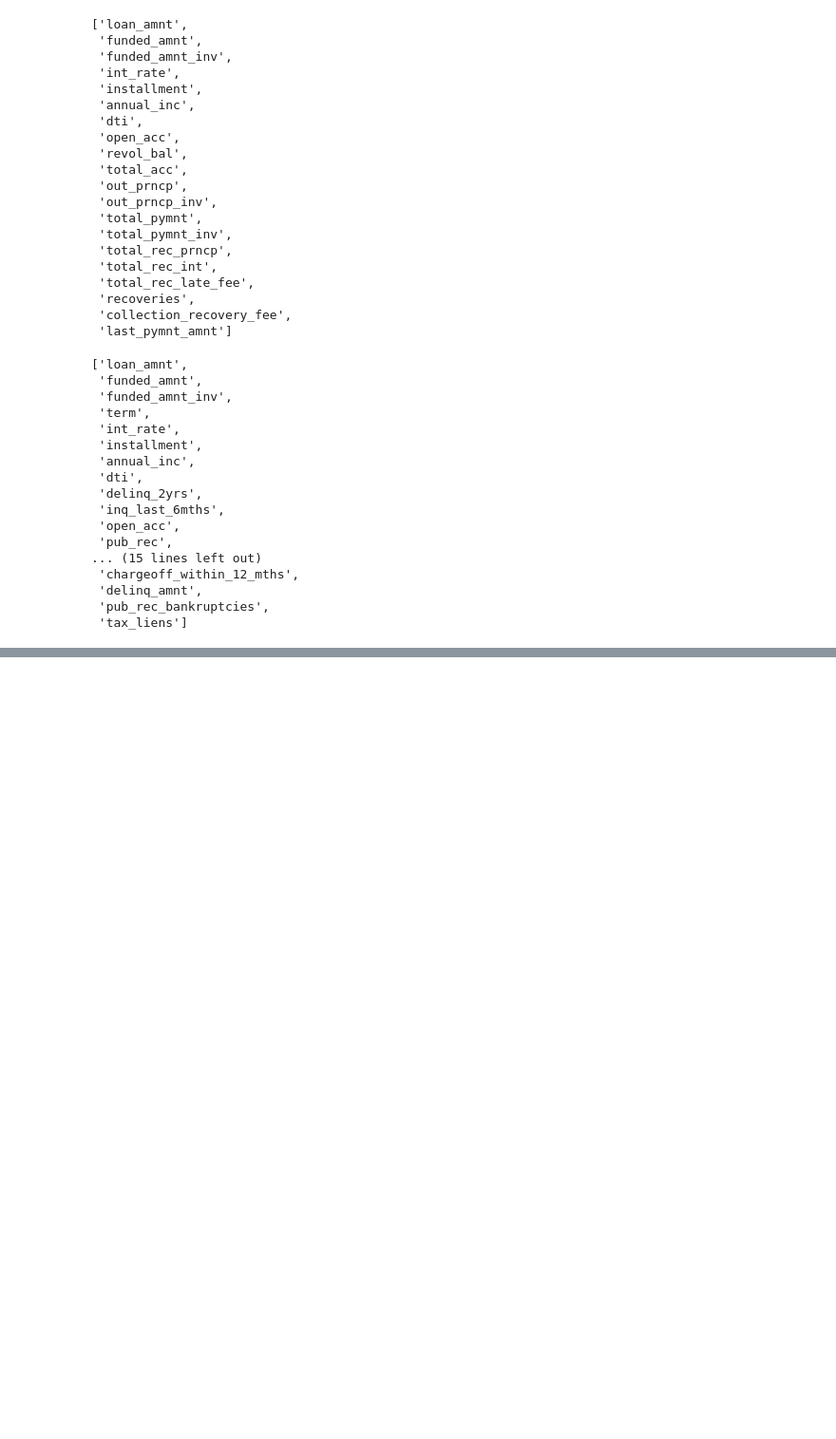
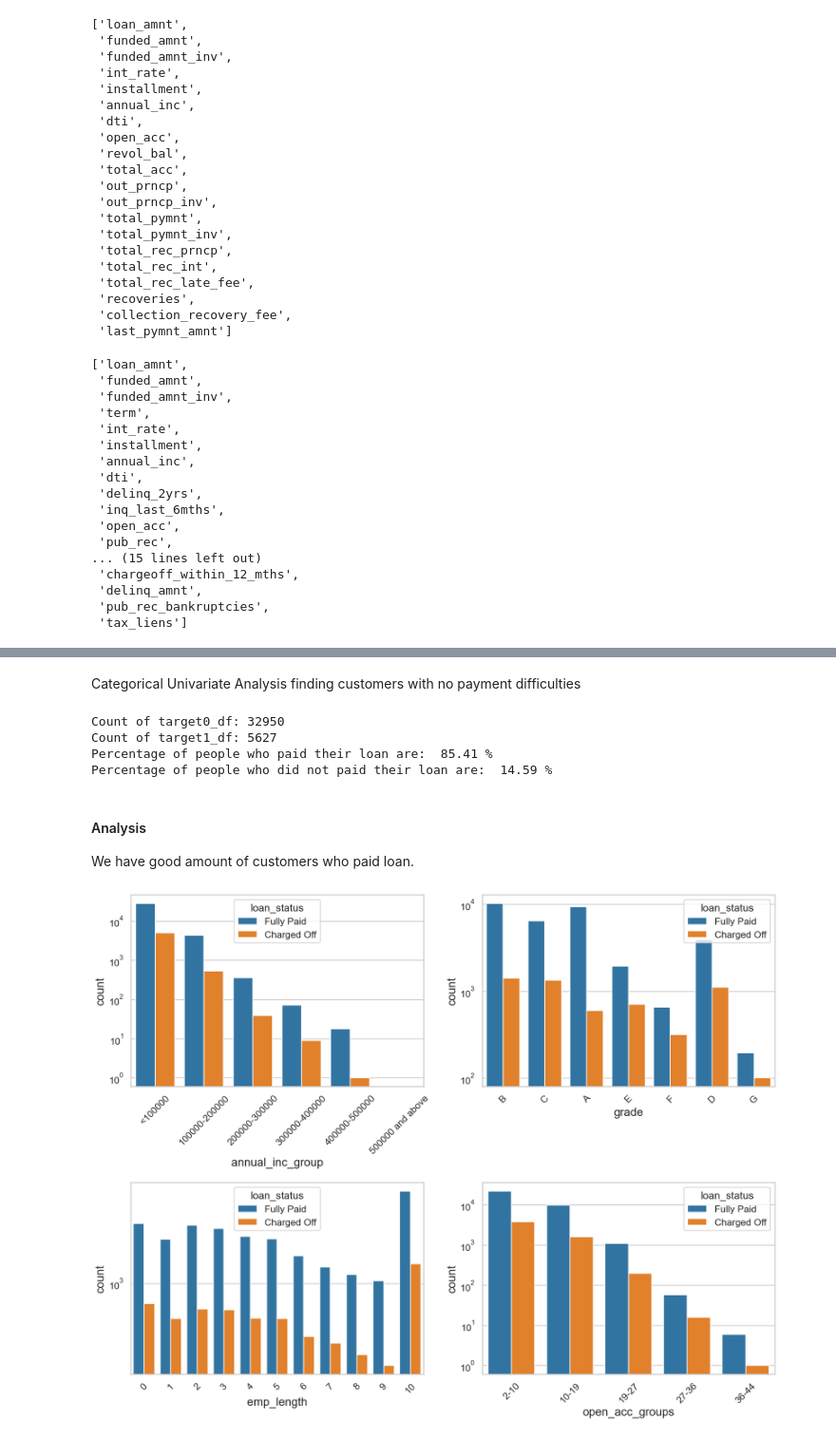
Before and after one commit to PrithviPy/lending_club_case_study, a Jupyter notebook: Prithviraj_Vetrivelu.ipynb, the cells around one changed output, grey strips where cells are left out. Shown: that part at 95% size. Drawn from its saved outputs; the diff is of its cells as text; code cells hidden in the pictures; blank space fills up the shorter version.

```diff
--- a/Prithviraj_Vetrivelu.ipynb
+++ b/Prithviraj_Vetrivelu.ipynb
@@ -173,3 +212,5 @@ Number of discrete variables:  11
+# %%
+lccs_dataframe = lccs_dataframe[lccs_dataframe['loan_status'] != 'Current']
 # %% [markdown]
 #### Finding Categorical variable
 # %%
@@ -256,0 +323,59 @@ numeric_variables
+# %% [markdown]
+Categorical Univariate Analysis finding customers with no payment difficulties
+# %%
+# Dividing the variable into 2 for better analysis  ## 'Fully Paid', 'Charged Off'
+
+defaulters=lccs_dataframe.loc[lccs_dataframe["loan_status"]=='Charged Off']
+good_customers=lccs_dataframe.loc[lccs_dataframe["loan_status"]=='Fully Paid']
+
+#Removing the outliers
+
+
+lccs_dataframe = lccs_dataframe[lccs_dataframe['annual_inc']<500000]
+# %%
+
+percentage_defaulters= round(100*len(defaulters)/(len(good_customers)+len(defaulters)),2)
+
+percentage_nondefaulters=round(100*len(good_customers)/(len(good_customers)+len(defaulters)),2)
+
+print('Count of target0_df:', len(good_customers))
+print('Count of target1_df:', len(defaulters))
+
+
+print('Percentage of people who paid their loan are: ', percentage_nondefaulters, '%' )
+print('Percentage of people who did not paid their loan are: ', percentage_defaulters, '%' )
+# %% [output]
+Count of target0_df: 32950
+Count of target1_df: 5627
+Percentage of people who paid their loan are:  85.41 %
+Percentage of people who did not paid their loan are:  14.59 %
+# %% [markdown]
+#### Analysis
+
+We have good amount of customers who paid loan.
+# %%
+# Categoroical Univariate Analysis in logarithmic scale
+
+
+bins = [0,100000,200000,300000,400000,500000,10000000000]
+slot = ['<100000', '100000-200000','200000-300000','300000-400000','400000-500000', '500000 and above']
+
+lccs_dataframe['annual_inc_group']=pd.cut(lccs_dataframe ['annual_inc'],bins,labels=slot)
+
+lccs_dataframe['open_acc_groups'] = pd.cut(lccs_dataframe['open_acc'],bins = 5,precision =0,labels=['2-10','10-19','19-27','27-36','36-44'])
+# %%
+
+features = ['annual_inc_group','grade','emp_length','open_acc_groups']
+plt.figure(figsize = (20, 15))
+
+for i in enumerate(features):
+    plt.subplot(2, 2, i[0]+1)
+    plt.subplots_adjust(hspace=0.5)
+    sns.countplot(x = i[1], hue='loan_status', data = lccs_dataframe)
+
+    plt.rcParams['axes.titlesize'] = 16
+
+    plt.xticks(rotation = 45)
+    plt.yscale('log')
+# %% [output]
+[figure, added]
```
Also changed, not shown: parts of 41 cells of this notebook, 1 other file.
